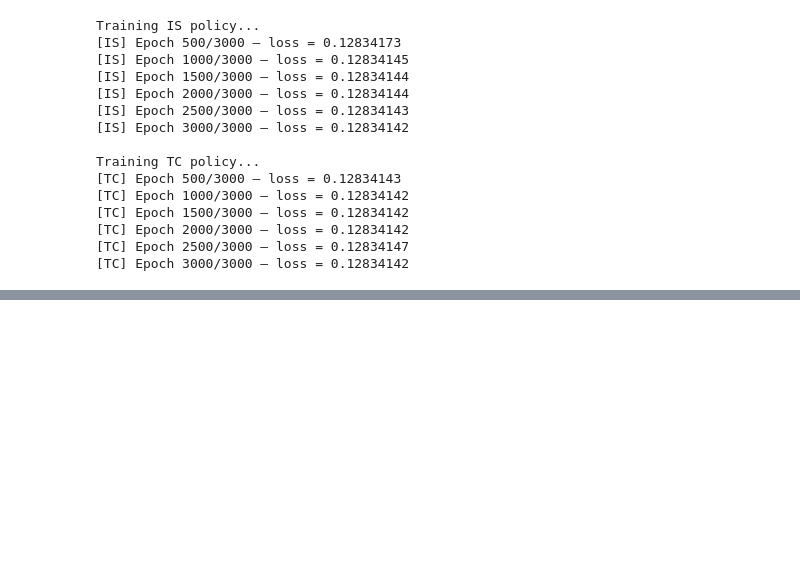
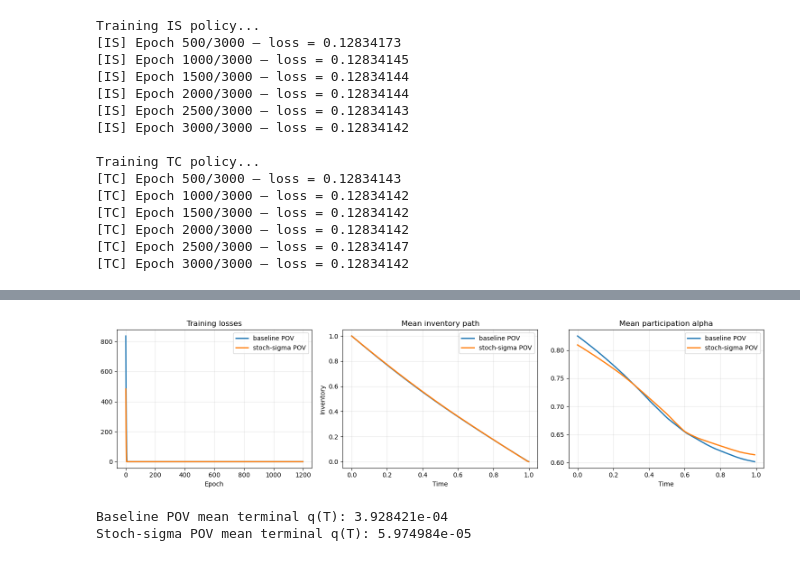
Before and after one commit to BenjaminFernandesNeres/almgren-chriss-extensions, a Jupyter notebook: main.ipynb, the cells around one changed output, grey strips where cells are left out. Cells and saved outputs as stored; diff of their text form; code cells hidden in the pictures; blank space fills up the shorter version.

```diff
--- a/main.ipynb
+++ b/main.ipynb
@@ -917,0 +1334,77 @@ Overall, these results provide a strong validation of the method: in the static
+# %%
+print("Training POV policy with stochastic sigma...")
+policy_pov_stoch, losses_pov_stoch = train_pov_policy_stoch_sigma(
+    Q=Q_pov,
+    T=T_pov,
+    sigma0=sigma_pov,
+    eta=eta_pov,
+    lam=lam_pov,
+    phi=phi_pov,
+    avg_volume=avg_volume_pov,
+    N=N_pov,
+    n_paths=512,
+    n_epochs=1200,
+    lr=3e-3,
+    hidden_size=64,
+    seed=123,
+    vol_of_vol=0.25,
+    sigma_of_sigma=0.35,
+    terminal_penalty=1e4,
+    device=device_nn,
+)
+
+roll_base = simulate_pov_trajectories(
+    policy=policy_pov,
+    Q=Q_pov,
+    T=T_pov,
+    phi=phi_pov,
+    avg_volume=avg_volume_pov,
+    N=N_pov,
+    n_paths=500,
+    vol_of_vol=0.25,
+    device=device_nn,
+)
+roll_stoch = simulate_pov_trajectories(
+    policy=policy_pov_stoch,
+    Q=Q_pov,
+    T=T_pov,
+    phi=phi_pov,
+    avg_volume=avg_volume_pov,
+    N=N_pov,
+    n_paths=500,
+    vol_of_vol=0.25,
+    device=device_nn,
+)
+
+t_cmp = roll_base["t"]
+q_base = roll_base["q_paths"].mean(axis=0)
+q_stoch = roll_stoch["q_paths"].mean(axis=0)
+a_base = roll_base["alpha_paths"].mean(axis=0)
+a_stoch = roll_stoch["alpha_paths"].mean(axis=0)
+
+fig, axes = plt.subplots(1, 3, figsize=(15, 4))
+axes[0].plot(losses_pov, label="baseline POV")
+axes[0].plot(losses_pov_stoch, label="stoch-sigma POV")
+axes[0].set_title("Training losses")
+axes[0].set_xlabel("Epoch")
+axes[0].legend()
+
+axes[1].plot(t_cmp, q_base, label="baseline POV")
+axes[1].plot(t_cmp, q_stoch, label="stoch-sigma POV")
+axes[1].set_title("Mean inventory path")
+axes[1].set_xlabel("Time")
+axes[1].set_ylabel("Inventory")
+axes[1].legend()
+
+axes[2].plot(t_cmp[:-1], a_base, label="baseline POV")
+axes[2].plot(t_cmp[:-1], a_stoch, label="stoch-sigma POV")
+axes[2].set_title("Mean participation alpha")
+axes[2].set_xlabel("Time")
+axes[2].legend()
+
+plt.tight_layout()
+plt.show()
+
+print(f"Baseline POV mean terminal q(T): {q_base[-1]:.6e}")
+print(f"Stoch-sigma POV mean terminal q(T): {q_stoch[-1]:.6e}")
+# %% [output]
@@ -917,0 +1416,3 @@ Overall, these results provide a strong validation of the method: in the static
+[figure, added]
+Baseline POV mean terminal q(T): 3.928421e-04
+Stoch-sigma POV mean terminal q(T): 5.974984e-05
```
Also changed, not shown: parts of 25 cells of this notebook, 6 other files.
